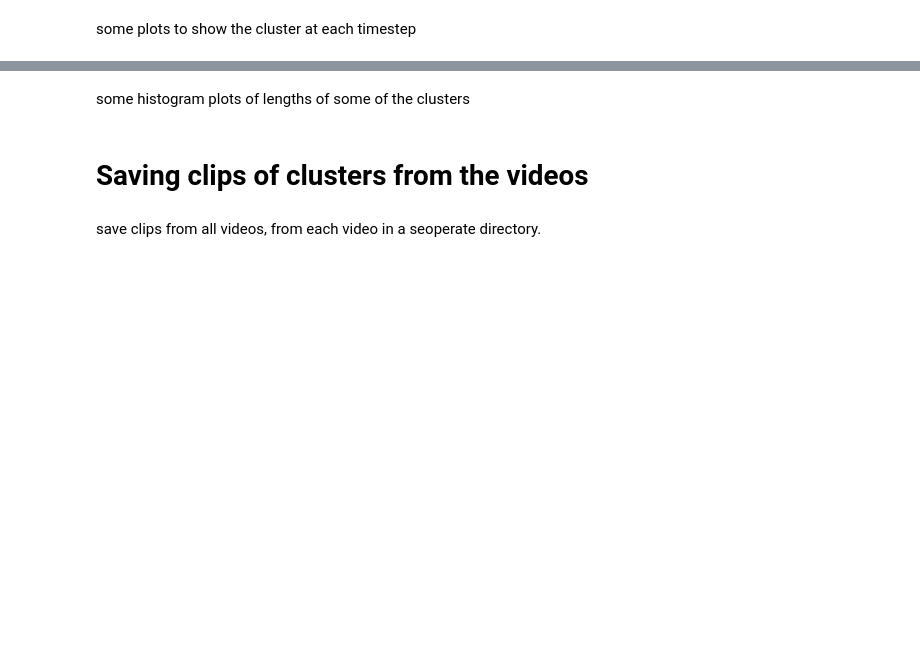
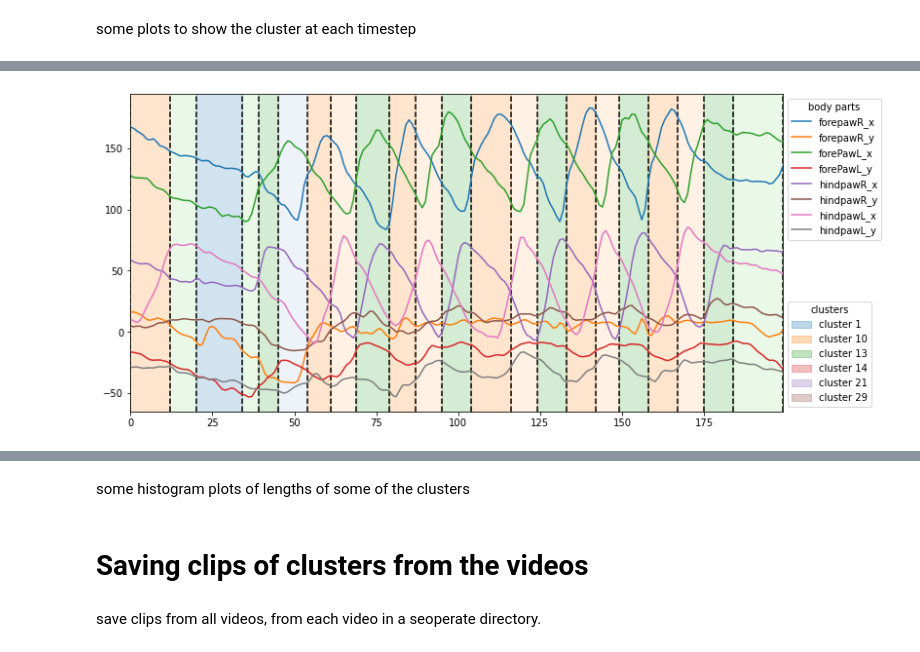
Before and after one commit to ysterin/deep_cluster, a Jupyter notebook: autoencoder KMeans.ipynb, the cells around one changed output, grey strips where cells are left out. Saved outputs shown, nothing was run; the diff lists cells and outputs as text; code cells hidden in the pictures; blank space fills up the shorter version.

```diff
--- a/autoencoder KMeans.ipynb
+++ b/autoencoder KMeans.ipynb
@@ -108,0 +165,34 @@ some plots to show the cluster at each timestep
+# %%
+
+
+bodyparts_dict = dict(zip(landmark_datasets[0].body_parts, range(len(landmark_datasets[0]))))
+def plot_segments(axis, vid_file_idx, start_idx, end_idx, bparts):
+    bparts_idxs = [bodyparts_dict[bp] for bp in bparts]
+    plot_coords = coords[vid_file_idx][start_idx + model.seqlen//2: end_idx + model.seqlen//2, bparts_idxs]
+    for i, body_part in enumerate(bparts):
+        axis.plot(plot_coords[:,i,0], label=f"{body_part}_x")
+        axis.plot(plot_coords[:,i,1], label=f"{body_part}_y")
+    ymin, ymax = axis.get_ybound()
+    lbls = labels_dict[landmark_files[vid_file_idx]][start_idx: end_idx]
+    label_dict = dict(zip(list(set(lbls)), range(len(set(lbls)))))
+    segment_edges = np.where(np.diff(lbls) != 0)[0]
+    segment_edges = np.append(0, segment_edges)
+    segment_edges = np.append(segment_edges, end_idx - start_idx - 1)
+    segment_labels = lbls[segment_edges]
+    axis.margins(0, 0)
+    axis.vlines(segment_edges, ymin=ymin, ymax=ymax, color='black', linestyle='dashed')
+    for i in range(1, len(segment_edges)):
+        cluster_color = cm.tab20(label_dict[lbls[segment_edges[i]]], alpha=0.2)
+        axis.fill_betweenx([ymin, ymax], segment_edges[i-1], segment_edges[i], color=cluster_color)
+    color_patches = [mpatches.Patch(color=cm.tab10(lbl, alpha=0.3), label=f'cluster {i}') for i, lbl in label_dict.items()]
+    cluster_color_legend = axis.legend(handles=color_patches, bbox_to_anchor=(1.0, 0.0), loc='lower left', title='clusters')
+    ax = plt.gca().add_artist(cluster_color_legend)
+    handles, labels = axis.get_legend_handles_labels()
+    axis.legend(handles, labels, bbox_to_anchor=(1.0, 1), title="body parts")
+
+
+plt.figure(figsize=(12, 6))
+ax = plt.subplot()
+plot_segments(ax, 6, 0, 200, bparts=['forepawR', 'forePawL', 'hindpawR', 'hindpawL'])
+# %% [output]
+[figure, added]
```
Also changed, not shown: parts of 17 cells of this notebook.
